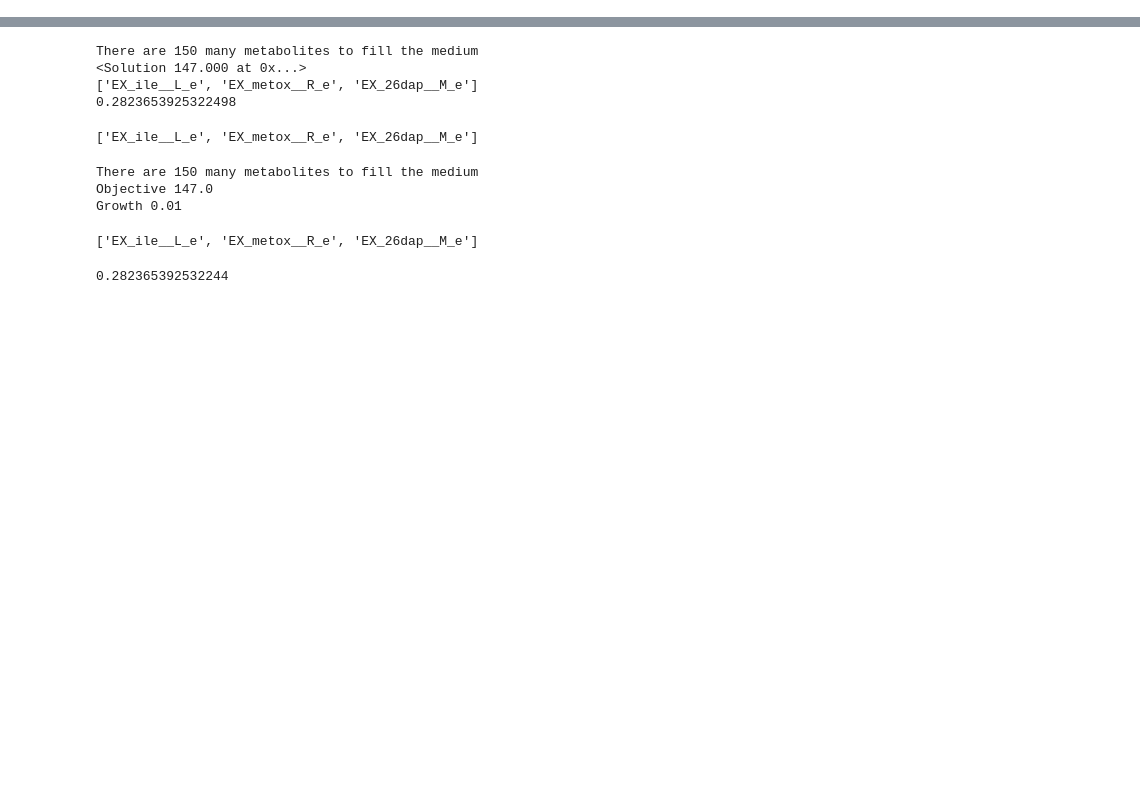
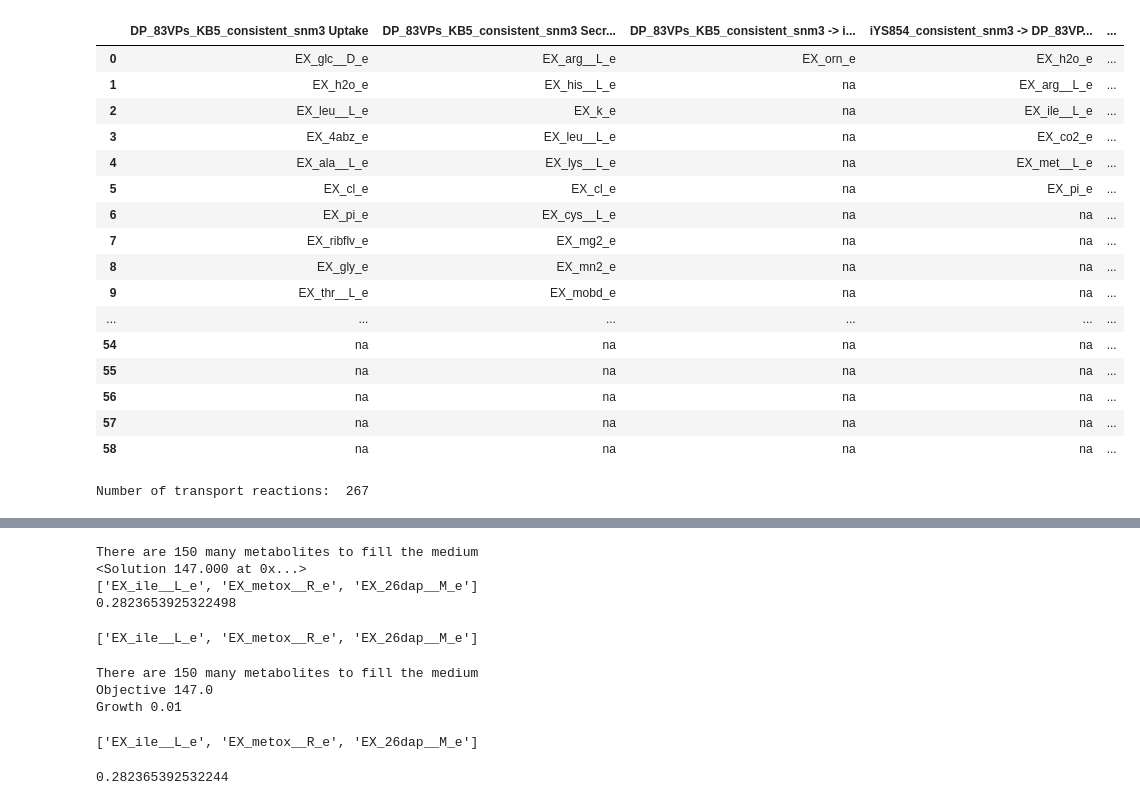
Before and after one commit to manuelgloeckler/ncmw, a Jupyter notebook: testings.ipynb, the cells around one changed output, grey strips where cells are left out. Saved outputs shown, nothing was run; the diff lists cells and outputs as text; code cells hidden in the pictures; blank space fills up the shorter version.

```diff
--- a/testings.ipynb
+++ b/testings.ipynb
@@ -15,0 +43,23 @@ model = get_models("models")[0]
+# %%
+up1 , sek1 = sekretion_uptake_fva(fva)
+up2 , sek2 = sekretion_uptake_fva(fva2)
+# %%
+compute_uptake_sekretion_table(models[0].id, models[1].id, up1, sek1, up2, sek2)
+# %% [output]
+|  | DP_83VPs_KB5_consistent_snm3 Uptake | DP_83VPs_KB5_consistent_snm3 Secr... | DP_83VPs_KB5_consistent_snm3 -> i... | iYS854_consistent_snm3 -> DP_83VP... | ... |
+| 0 | EX_glc__D_e | EX_arg__L_e | EX_orn_e | EX_h2o_e | ... |
+| 1 | EX_h2o_e | EX_his__L_e | na | EX_arg__L_e | ... |
+| 2 | EX_leu__L_e | EX_k_e | na | EX_ile__L_e | ... |
+| 3 | EX_4abz_e | EX_leu__L_e | na | EX_co2_e | ... |
+| 4 | EX_ala__L_e | EX_lys__L_e | na | EX_met__L_e | ... |
+| 5 | EX_cl_e | EX_cl_e | na | EX_pi_e | ... |
+| 6 | EX_pi_e | EX_cys__L_e | na | na | ... |
+| 7 | EX_ribflv_e | EX_mg2_e | na | na | ... |
+| 8 | EX_gly_e | EX_mn2_e | na | na | ... |
+| 9 | EX_thr__L_e | EX_mobd_e | na | na | ... |
+| ... | ... | ... | ... | ... | ... |
+| 54 | na | na | na | na | ... |
+| 55 | na | na | na | na | ... |
+| 56 | na | na | na | na | ... |
+| 57 | na | na | na | na | ... |
+| 58 | na | na | na | na | ... |
@@ -15,0 +68,16 @@ model = get_models("models")[0]
+# %%
+def check_transport_DP(reaction):
+    react = reaction.reaction
+    if "_p" in react and "_c" in react:
+        return True
+    elif "_p" in react and "_e" in react:
+        return True
+    elif "_c" in react and "_e" in react:
+        return True
+    else:
+        return False
+
+transport_reactions_DP = [trp for trp in model.reactions if check_transport_DP(trp)]
+print("Number of transport reactions: ", len(transport_reactions_DP))
+# %% [output]
+Number of transport reactions:  267
```
Also changed, not shown: parts of 9 cells of this notebook, 26 other files.
